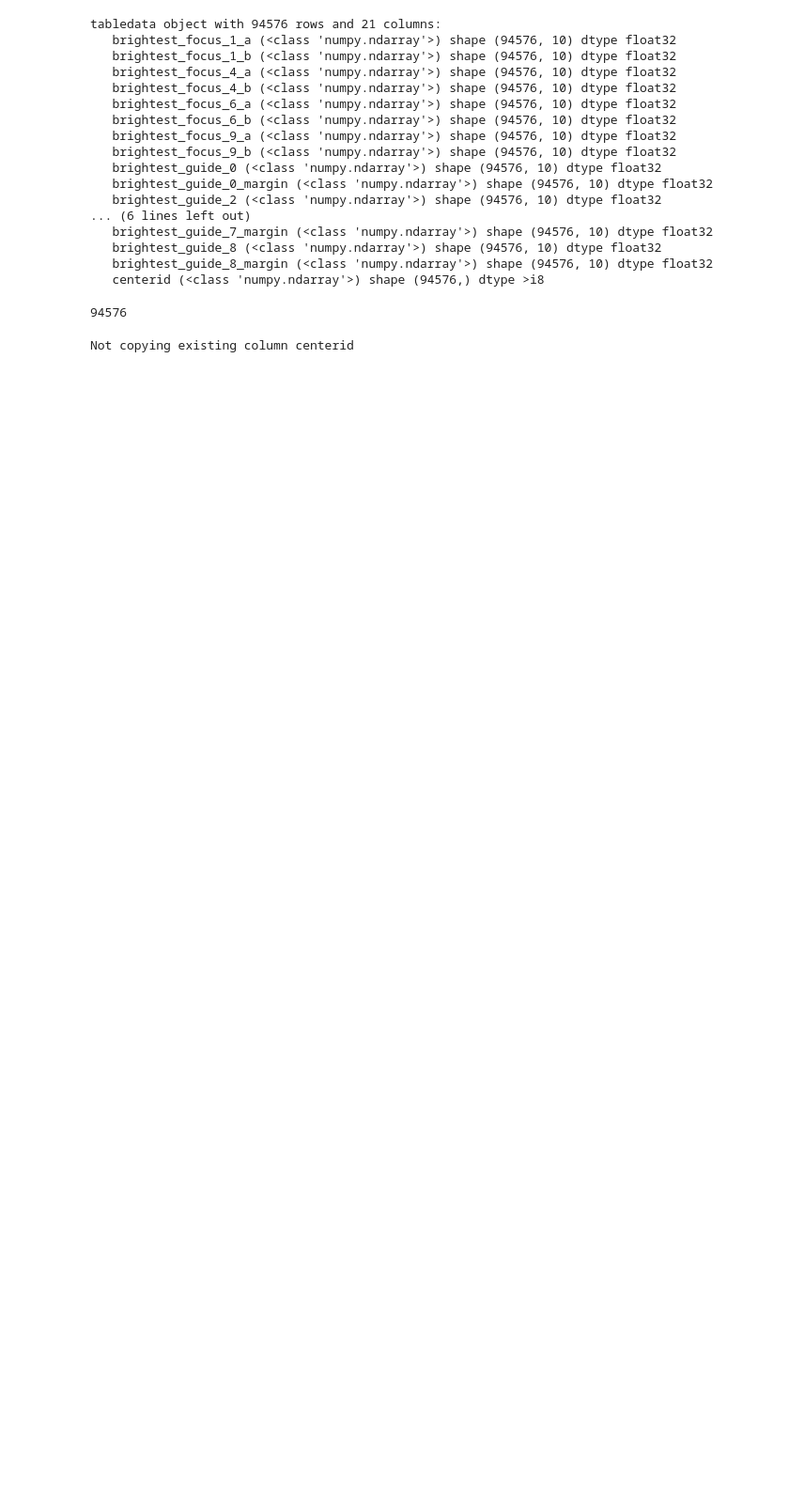
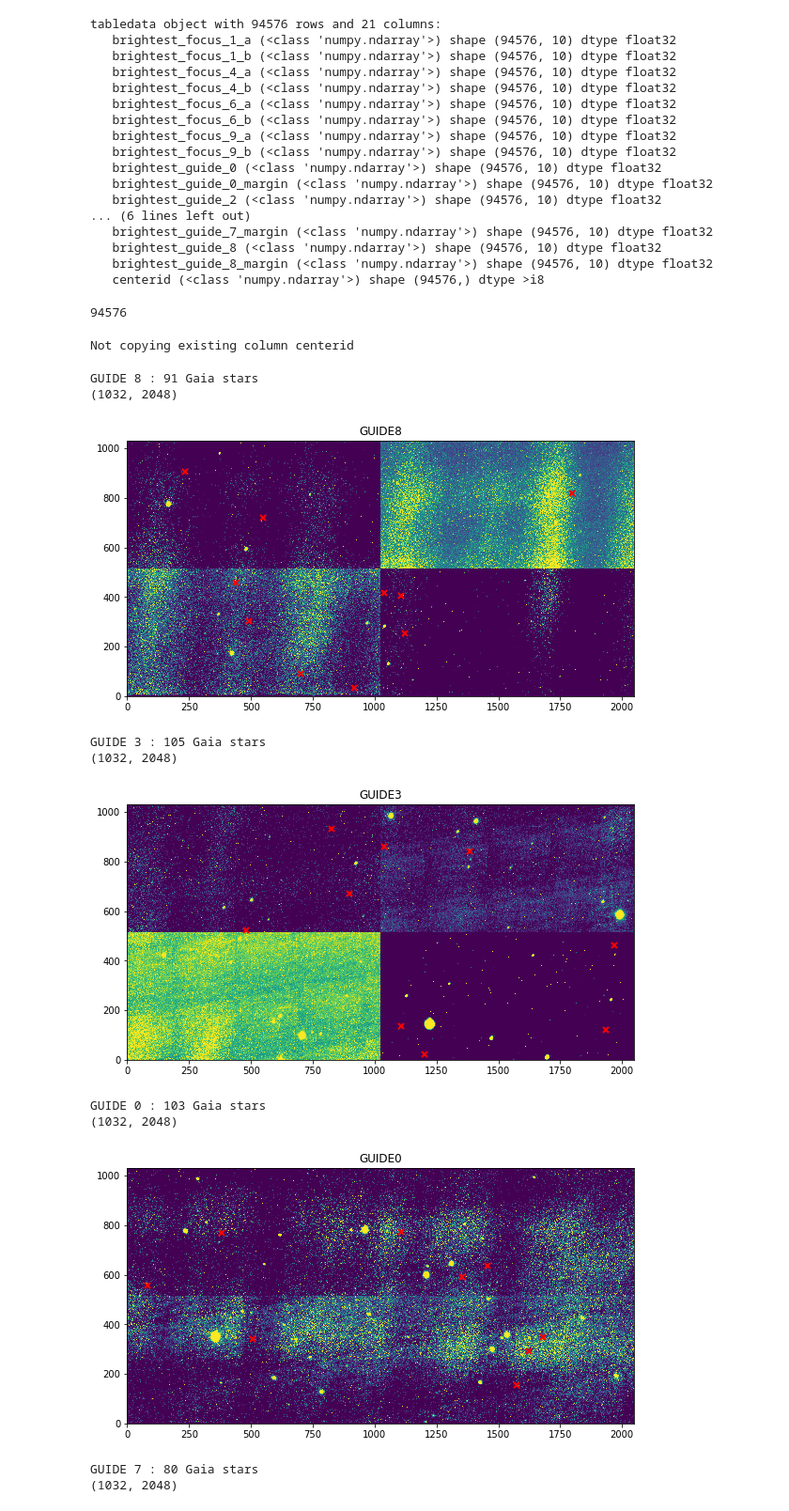
Before and after one commit to dstndstn/desi-misc, a Jupyter notebook: desi-tile-brightest-stars.ipynb, the cells around one changed output. Shown at 94% size. Cells and saved outputs as stored; diff of their text form; code cells hidden in the pictures; blank space fills up the shorter version.

Commit message:
look at actual positions of stars on chips to verify WCS

```diff
--- a/desi-tile-brightest-stars.ipynb
+++ b/desi-tile-brightest-stars.ipynb
@@ -202,7 +202,8 @@ for (cstr,cnum),(tx,ty,wcs) in rel_xy.items():
         all_sub_wcs[(cstr, cnum, -1)] = (tx, ty, wcs.get_subimage(50+margin, 1+margin, 1024-2*margin, 1032-2*margin))
         all_sub_wcs[(cstr, cnum, -2)] = (tx, ty, wcs.get_subimage(1174+margin, 1+margin, 1024-2*margin, 1032-2*margin))
     else:
-        all_sub_wcs[(cstr, cnum, 0)] = (tx, ty, wcs)
+        # Guide chips include overscan pixels -- including a blank region in the middle.
+        all_sub_wcs[(cstr, cnum, 0)] = (tx, ty, wcs.get_subimage())
         # Add expanded GUIDE chips -- 25" margin / 0.2"/pix = 125 pix
         margin = 125
         h,w = wcs.shape
@@ -448,3 +449,45 @@ tiles.add_columns_from(tiles_ann)
 Not copying existing column centerid
 # %%
 tiles.writeto('tiles-%s-decorated-brightest.fits' % tag)
+# %%
+tilewcs.set_crval(skyra, skydec)
+
+for (ctype,cnum),(tx,ty,wcs) in rel_xy.items():
+    r,d = tilewcs.pixelxy2radec(tx, ty)
+    wcs.set_crval(r, d)
+    stars = gaia.get_catalog_in_wcs(wcs, step=1032, margin=0)
+    fix_gaia(stars)
+    print(ctype, cnum, ':', len(stars), 'Gaia stars')
+    ok,x,y = wcs.radec2pixelxy(stars.ra, stars.dec)
+    ext = '%s%i' % (ctype,cnum)
+    if ctype == 'FOCUS':
+        img = F[ext].read()
+        img = img[0,:,:]
+        img = np.hstack((img[:1032, 50:1074], img[:1032, 1174:2198]))
+        print(img.shape)
+    else:
+        img = G[ext].read()
+        img = np.hstack((img[:,50:1074], img[:,1174:2198]))
+        print(img.shape)
+    K = np.argsort(stars.mag)
+    K = K[:10]
+    mn,mx = np.percentile(img.ravel(), [50,98])
+    plt.figure(figsize=(10,5))
+    plt.imshow(img, vmin=mn, vmax=mx, origin='lower')
+    ax = plt.axis()
+    plt.plot(x[K]-1, y[K]-1, 'rx', mew=2)
+    plt.axis(ax)
+    plt.title(ext)
+    plt.show()
+# %% [output]
+GUIDE 8 : 91 Gaia stars
+(1032, 2048)
+[figure, added]
+GUIDE 3 : 105 Gaia stars
+(1032, 2048)
+[figure, added]
+GUIDE 0 : 103 Gaia stars
+(1032, 2048)
+[figure, added]
+GUIDE 7 : 80 Gaia stars
+(1032, 2048)
```
Also changed, not shown: parts of 2 cells of this notebook.
